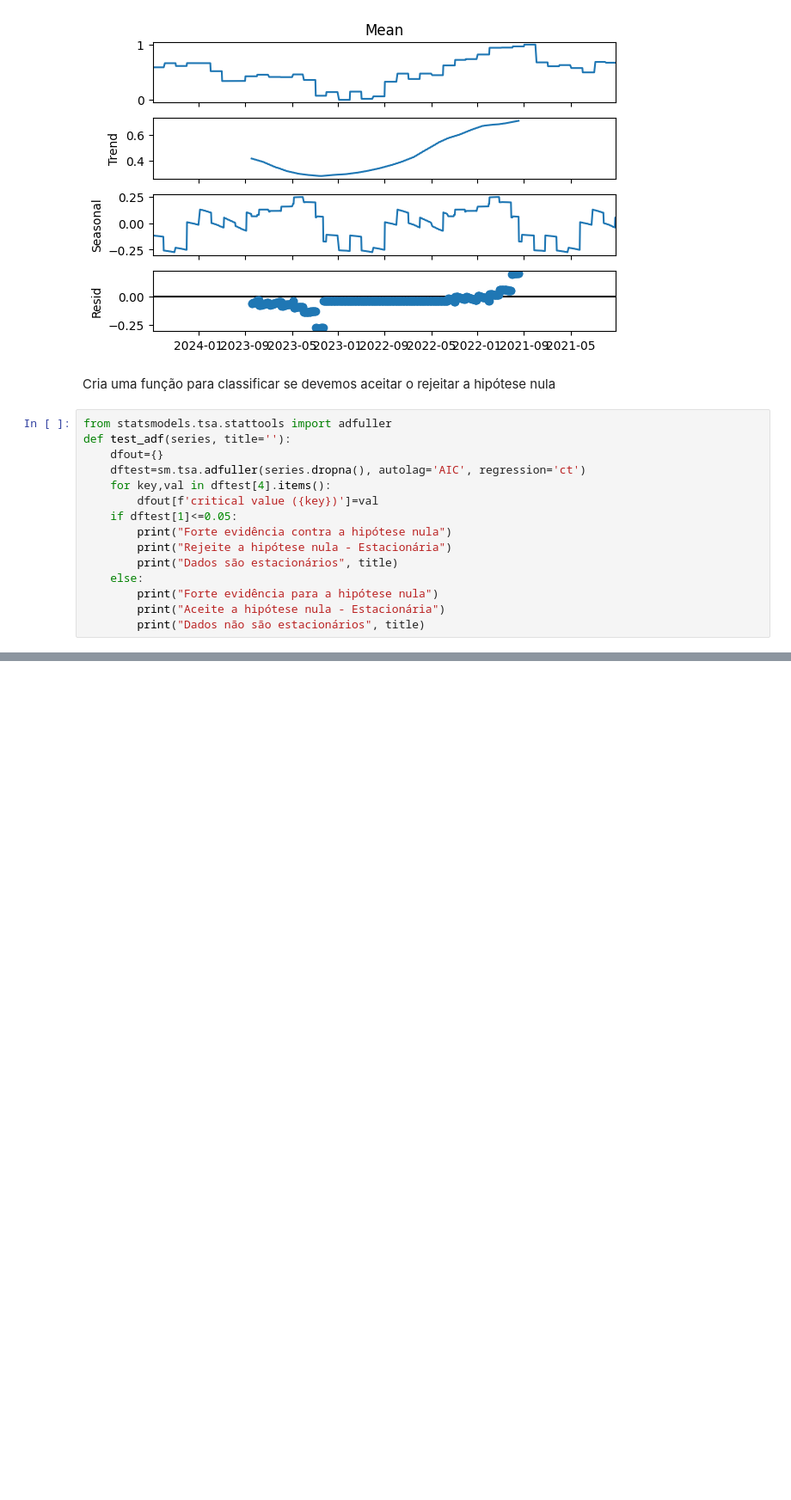
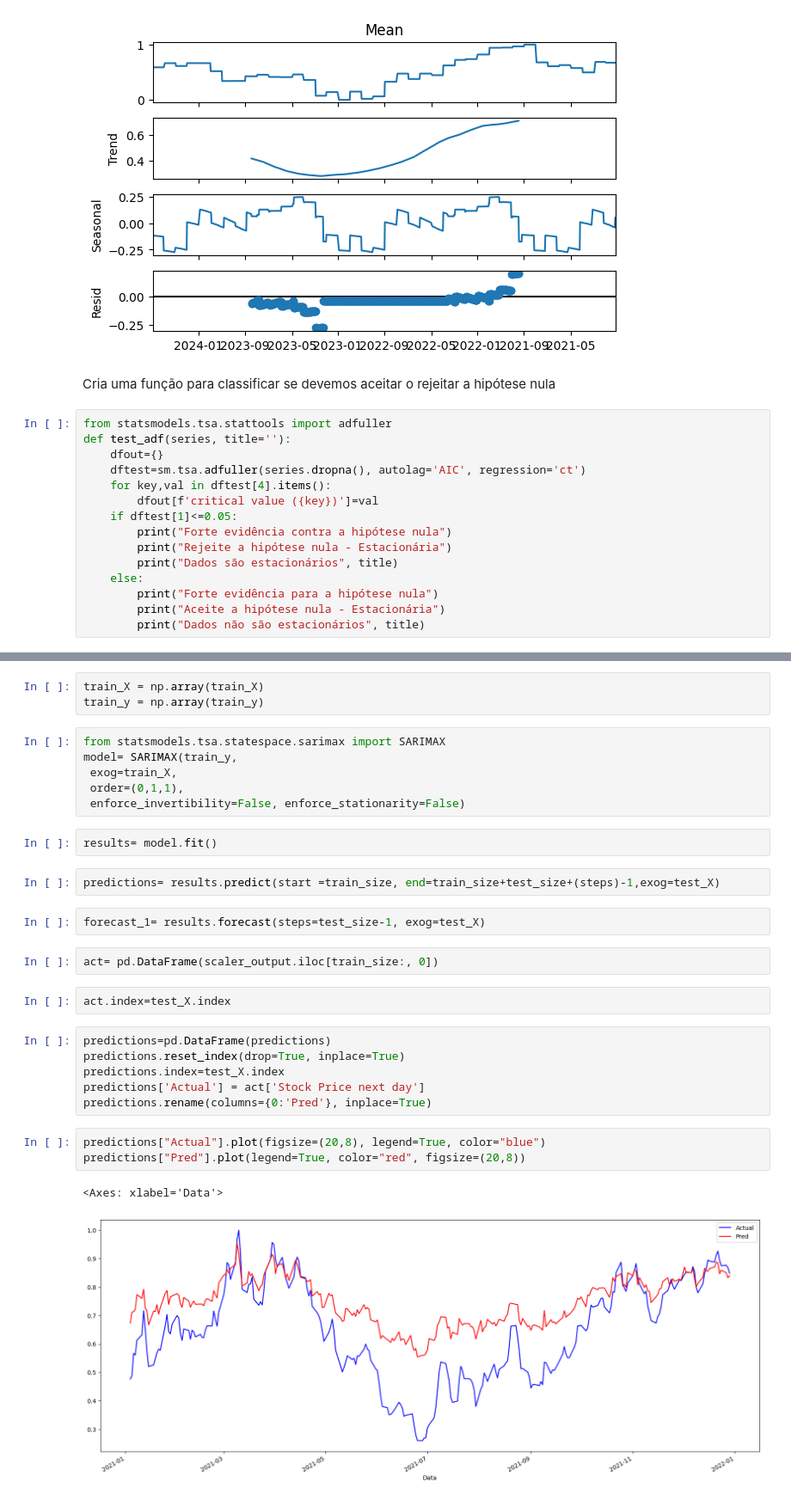
Before and after one commit to DajeanArcila/biblioteca_pandas, a Jupyter notebook: ML_prediçao_dolar.ipynb, the cells around one changed output, grey strips where cells are left out. Shown: that part at 86% size. Saved outputs shown, nothing was run; the diff lists cells and outputs as text; blank space fills up the shorter version.

```diff
--- a/ML_prediçao_dolar.ipynb
+++ b/ML_prediçao_dolar.ipynb
@@ -178,0 +279,31 @@ def test_adf(series, title=''):
+# %%
+train_X = np.array(train_X)
+train_y = np.array(train_y)
+# %%
+from statsmodels.tsa.statespace.sarimax import SARIMAX
+model= SARIMAX(train_y,
+ exog=train_X,
+ order=(0,1,1),
+ enforce_invertibility=False, enforce_stationarity=False)
+# %%
+results= model.fit()
+# %%
+predictions= results.predict(start =train_size, end=train_size+test_size+(steps)-1,exog=test_X)
+# %%
+forecast_1= results.forecast(steps=test_size-1, exog=test_X)
+# %%
+act= pd.DataFrame(scaler_output.iloc[train_size:, 0])
+# %%
+act.index=test_X.index
+# %%
+predictions=pd.DataFrame(predictions)
+predictions.reset_index(drop=True, inplace=True)
+predictions.index=test_X.index
+predictions['Actual'] = act['Stock Price next day']
+predictions.rename(columns={0:'Pred'}, inplace=True)
+# %%
+predictions["Actual"].plot(figsize=(20,8), legend=True, color="blue")
+predictions["Pred"].plot(legend=True, color="red", figsize=(20,8))
+# %% [output]
+<Axes: xlabel='Data'>
+[figure, added]
```
Also changed, not shown: parts of 10 cells of this notebook.
